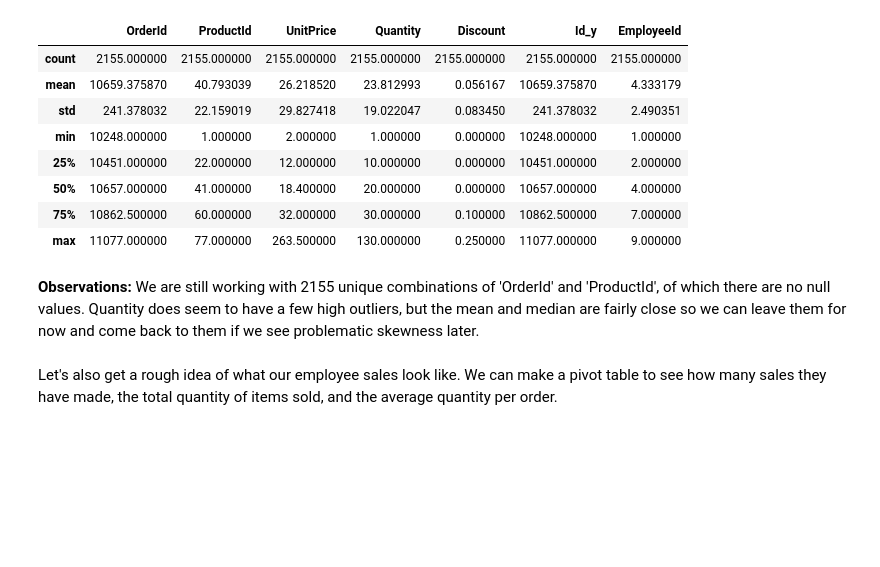
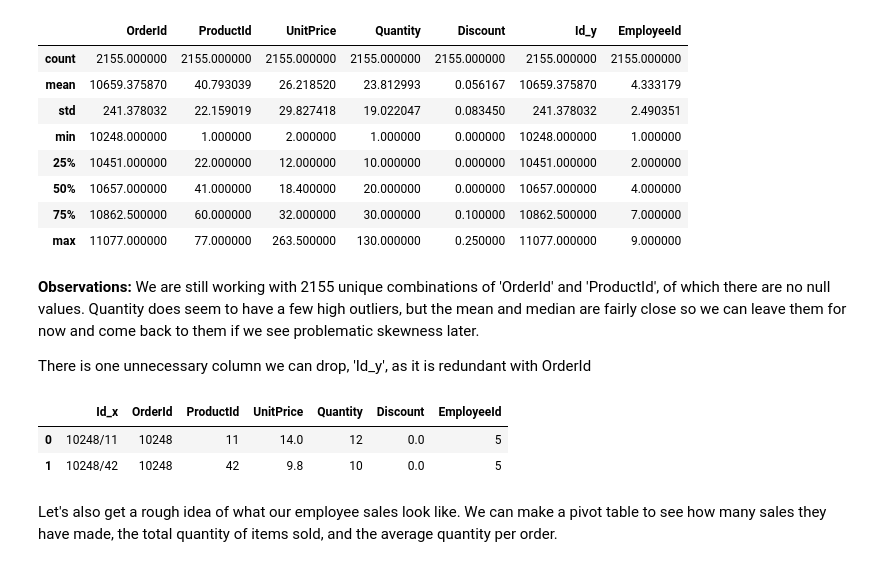
Before and after one commit to rab175/dsc-mod-3-project-online-ds-pt-071519, a Jupyter notebook: Mod3_Project.ipynb, the cells around one changed output. Saved outputs shown, nothing was run; the diff lists cells and outputs as text; code cells hidden in the pictures; blank space fills up the shorter version.

```diff
--- a/Mod3_Project.ipynb
+++ b/Mod3_Project.ipynb
@@ -646,6 +655,16 @@ None
 | max | 11077.000000 | 77.000000 | 263.500000 | 130.000000 | 0.250000 | 11077.000000 | 9.000000 |
 # %% [markdown]
 **Observations:** We are still working with 2155 unique combinations of 'OrderId' and 'ProductId', of which there are no null values. Quantity does seem to have a few high outliers, but the mean and median are fairly close so we can leave them for now and come back to them if we see problematic skewness later.
+
+There is one unnecessary column we can drop, 'Id_y', as it is redundant with OrderId
+# %%
+# drop 'Id_y'
+df2 = df2.drop(columns=['Id_y'])
+df2.head(2)
+# %% [output]
+|  | Id_x | OrderId | ProductId | UnitPrice | Quantity | Discount | EmployeeId |
+| 0 | 10248/11 | 10248 | 11 | 14.0 | 12 | 0.0 | 5 |
+| 1 | 10248/42 | 10248 | 42 | 9.8 | 10 | 0.0 | 5 |
 # %% [markdown]
 Let's also get a rough idea of what our employee sales look like. We can make a pivot table to see how many sales they have made, the total quantity of items sold, and the average quantity per order.
 # %%
```
Also changed, not shown: parts of 24 cells of this notebook.
